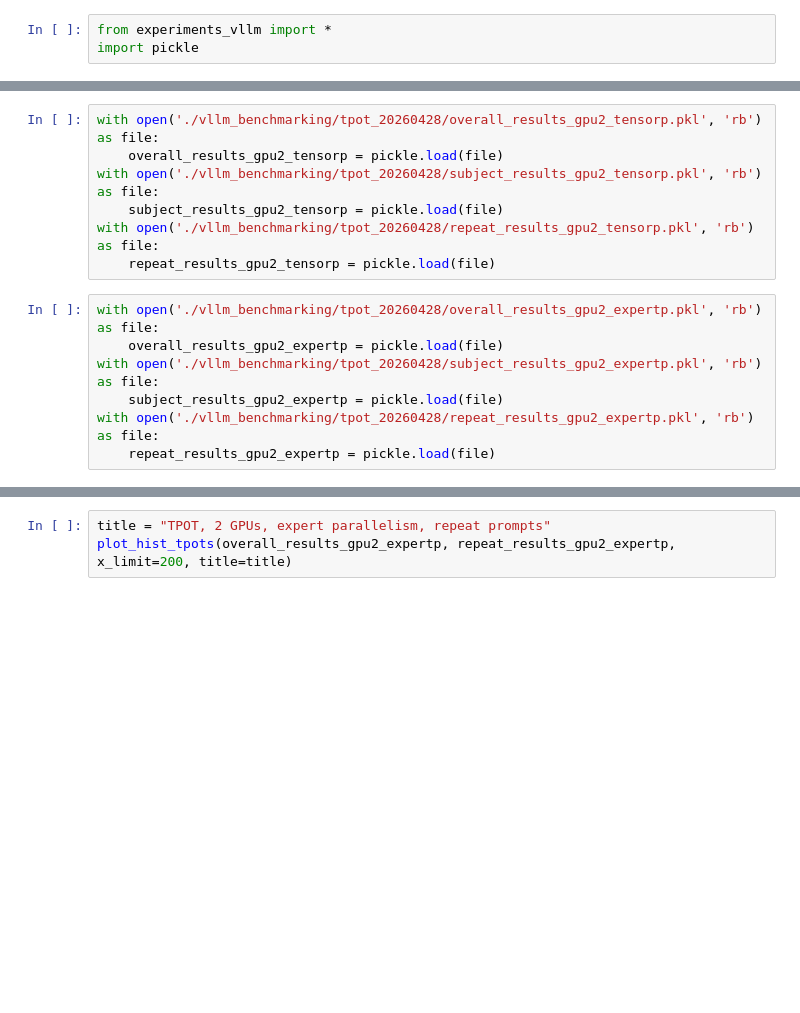
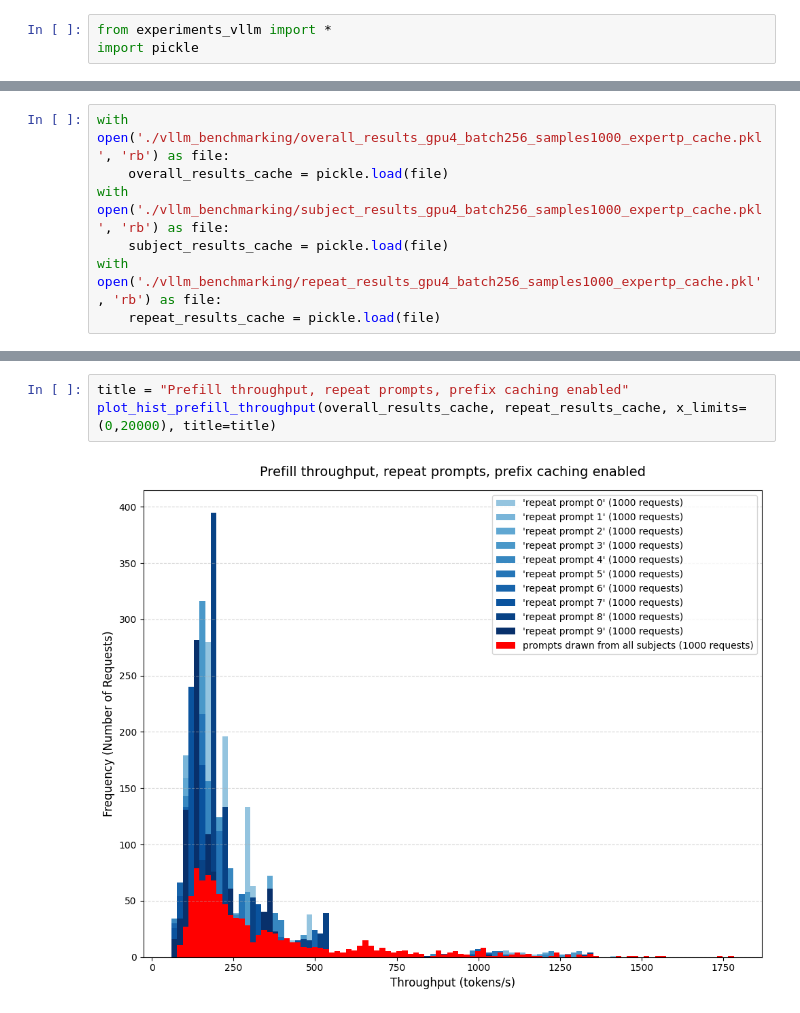
Before and after one commit to deveringham/moe-experiments, a Jupyter notebook: vllm_analysis.ipynb, the cells around one changed output, grey strips where cells are left out. Drawn from its saved outputs; the diff is of its cells as text; blank space fills up the shorter version.

```diff
--- a/vllm_analysis.ipynb
+++ b/vllm_analysis.ipynb
@@ -13,15 +11,8 @@ FileNotFoundError: [Errno 2] No such file or directory: './vllm_benchmarking/tpo
-# %%
-with open('./vllm_benchmarking/tpot_20260428/overall_results_gpu2_tensorp.pkl', 'rb') as file:
-    overall_results_gpu2_tensorp = pickle.load(file)
-with open('./vllm_benchmarking/tpot_20260428/subject_results_gpu2_tensorp.pkl', 'rb') as file:
-    subject_results_gpu2_tensorp = pickle.load(file)
-with open('./vllm_benchmarking/tpot_20260428/repeat_results_gpu2_tensorp.pkl', 'rb') as file:
-    repeat_results_gpu2_tensorp = pickle.load(file)
-# %%
-with open('./vllm_benchmarking/tpot_20260428/overall_results_gpu2_expertp.pkl', 'rb') as file:
-    overall_results_gpu2_expertp = pickle.load(file)
-with open('./vllm_benchmarking/tpot_20260428/subject_results_gpu2_expertp.pkl', 'rb') as file:
-    subject_results_gpu2_expertp = pickle.load(file)
-with open('./vllm_benchmarking/tpot_20260428/repeat_results_gpu2_expertp.pkl', 'rb') as file:
-    repeat_results_gpu2_expertp = pickle.load(file)
+# %%
+with open('./vllm_benchmarking/overall_results_gpu4_batch256_samples1000_expertp_cache.pkl', 'rb') as file:
+    overall_results_cache = pickle.load(file)
+with open('./vllm_benchmarking/subject_results_gpu4_batch256_samples1000_expertp_cache.pkl', 'rb') as file:
+    subject_results_cache = pickle.load(file)
+with open('./vllm_benchmarking/repeat_results_gpu4_batch256_samples1000_expertp_cache.pkl', 'rb') as file:
+    repeat_results_cache = pickle.load(file)
 # %%
@@ -33,4 +28,6 @@ plot_hist_tpots(overall_results_gpu2_tensorp, repeat_results_gpu2_tensorp, x_lim
 # %%
-title = "TPOT, 2 GPUs, expert parallelism, repeat prompts"
-plot_hist_tpots(overall_results_gpu2_expertp, repeat_results_gpu2_expertp, x_limit=200, title=title)
+title = "Prefill throughput, repeat prompts, prefix caching enabled"
+plot_hist_prefill_throughput(overall_results_cache, repeat_results_cache, x_limits=(0,20000), title=title)
+# %% [output]
+[figure, added]
 # %%
```
Also changed, not shown: parts of 6 cells of this notebook, 2 other files.
